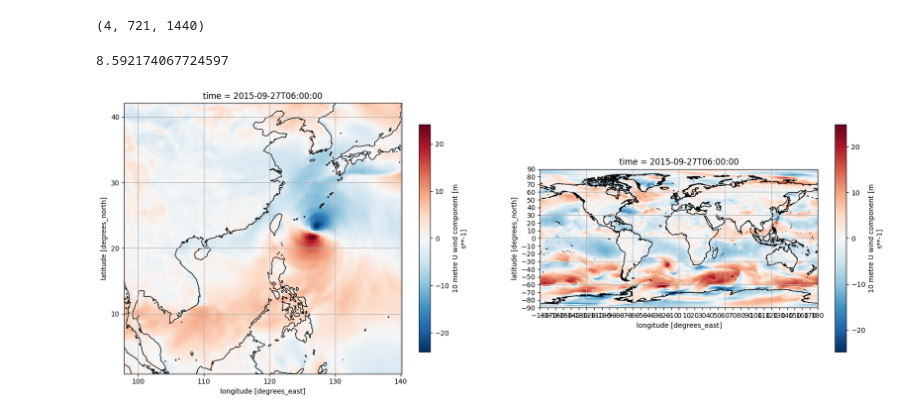
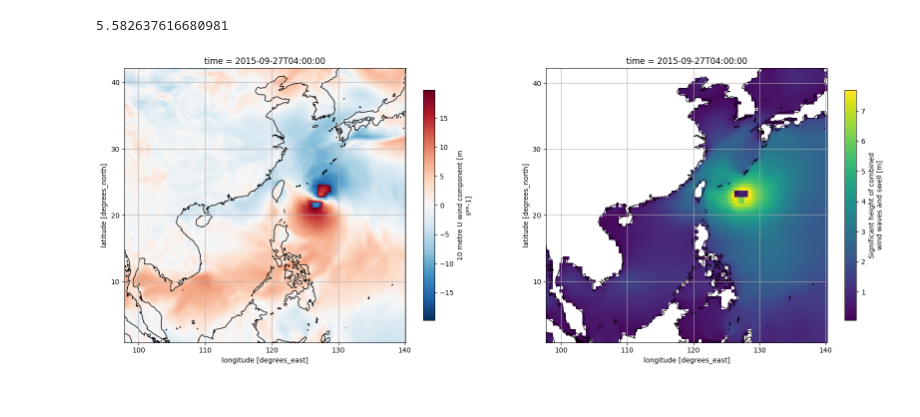
Before and after one commit to qpvvc/modulus, a Jupyter notebook: examples/weather/dataset_download/read_zarr_plot.ipynb, the cells around one changed output. Cells and saved outputs as stored; diff of their text form; code cells hidden in the pictures.

```diff
--- a/examples/weather/dataset_download/read_zarr_plot.ipynb
+++ b/examples/weather/dataset_download/read_zarr_plot.ipynb
@@ -88,8 +97,8 @@ u10['u10'].sel(time="2015-09-27T04:00:00", method="nearest").plot()
 # %%
 u10 = xr.open_zarr("/datasets/zarr_data_uv_1980/10m_u_component_of_wind.zarr")
 # %%
-u10 = xr.open_zarr("/datasets/zarr_data_temp/10m_u_component_of_wind.zarr")
+u10 = xr.open_zarr("/datasets/zarr_data_uvsp_swh_mwp/10m_u_component_of_wind.zarr")
 # data = xarray.open_zarr("/datasets/zarr_data_temp/10m_v_component_of_wind.zarr")
 # data = xarray.open_zarr("/datasets/zarr_data_temp/surface_pressure.zarr")
-mwp = xr.open_zarr("/datasets/zarr_data_temp/mean_wave_period.zarr")
-hs = xr.open_zarr("/datasets/zarr_data_temp/significant_height_of_combined_wind_waves_and_swell.zarr")
+mwp = xr.open_zarr("/datasets/zarr_data_uvsp_swh_mwp/mean_wave_period.zarr")
+hs = xr.open_zarr("/datasets/zarr_data_uvsp_swh_mwp/significant_height_of_combined_wind_waves_and_swell.zarr")
@@ -130,27 +105,27 @@ history :
-# %%
-u102['u10'].shape
-# %% [output]
-(4, 721, 1440)
 # %%
-import numpy as np
 np.nanmax(hs['swh'][0,].values)
 # %% [output]
-8.592174067724597
+5.582637616680981
 # %%
 fig, (ax1, ax2) = plt.subplots(1,2,figsize=(20, 10), subplot_kw={'projection': ccrs.PlateCarree()})
 
 ax1.coastlines(resolution="50m")
 # 添加经纬度坐标
 ax1.set_xticks(range(-180, 181, 10), crs=ccrs.PlateCarree())
 ax1.set_yticks(range(-90, 91, 10), crs=ccrs.PlateCarree())
 ax1.gridlines(draw_labels=False)
-plot1 = u101['u10'].sel(time="2015-09-27T04:00:00", method="nearest").plot(ax=ax1, transform=ccrs.PlateCarree(),cbar_kwargs={"shrink": 0.6})
+plot1 = u10['u10'].sel(time="2015-09-27T04:00:00", method="nearest").plot(ax=ax1, transform=ccrs.PlateCarree(),cbar_kwargs={"shrink": 0.6})
+
+# # 设置显示范围（放大显示某个区域）
+# min_lon, max_lon = 120, 130  # 替换为你想要的经度范围
+# min_lat, max_lat = 20, 30   # 替换为你想要的纬度范围
+# ax2.set_extent([min_lon, max_lon, min_lat, max_lat], crs=ccrs.PlateCarree())
 
 ax2.coastlines(resolution="50m")
 # 添加经纬度坐标
 ax2.set_xticks(range(-180, 181, 10), crs=ccrs.PlateCarree())
 ax2.set_yticks(range(-90, 91, 10), crs=ccrs.PlateCarree())
 ax2.gridlines(draw_labels=False)
-plot2 = u102['u10'].sel(time="2015-09-27T04:00:00", method="nearest").plot(ax=ax2, transform=ccrs.PlateCarree(),cbar_kwargs={"shrink": 0.6})
+plot2 = hs['swh'].sel(time="2015-09-27T04:00:00", method="nearest").plot(ax=ax2, transform=ccrs.PlateCarree(),cbar_kwargs={"shrink": 0.6})
 # %% [output]
-[figure, old version]
+[figure, new version]
```
Also changed, not shown: parts of 7 cells of this notebook, 11 other files.
